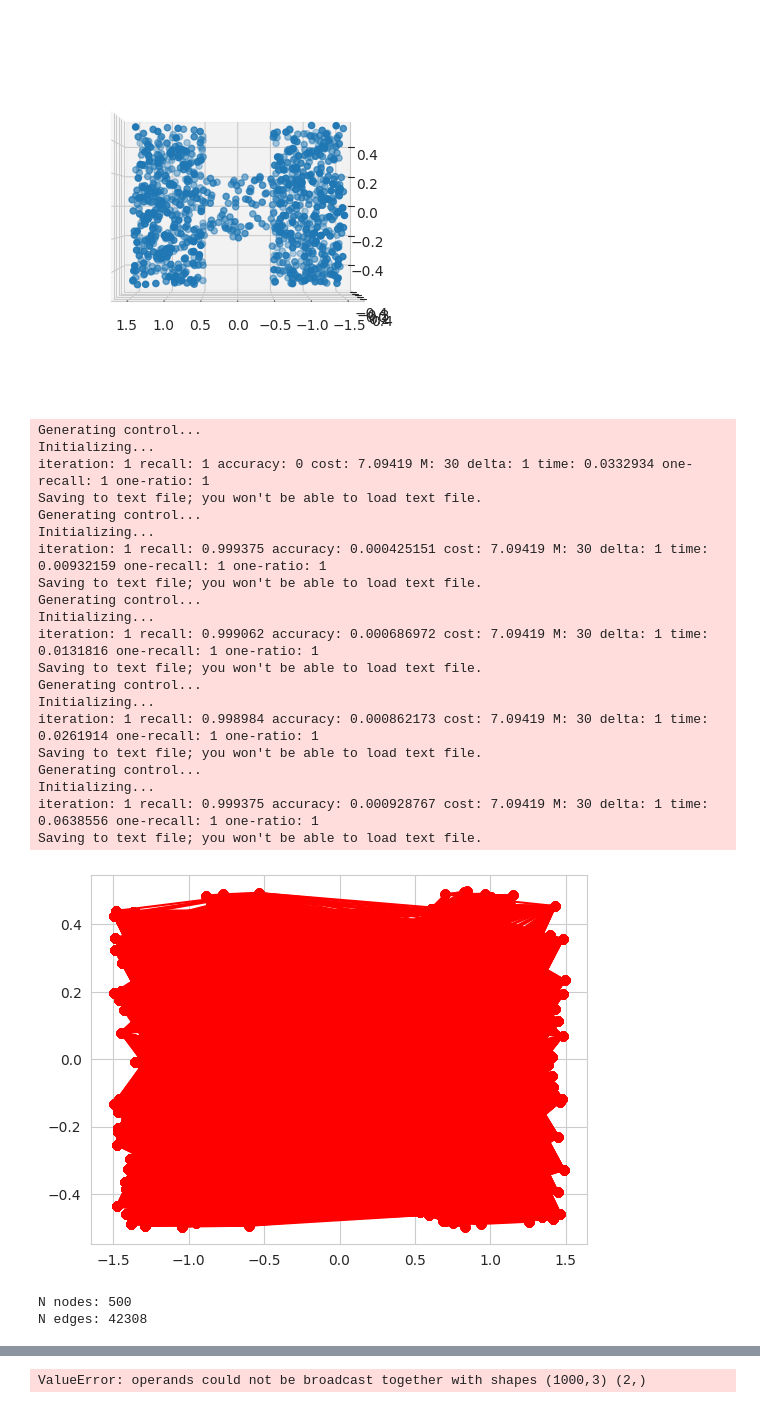
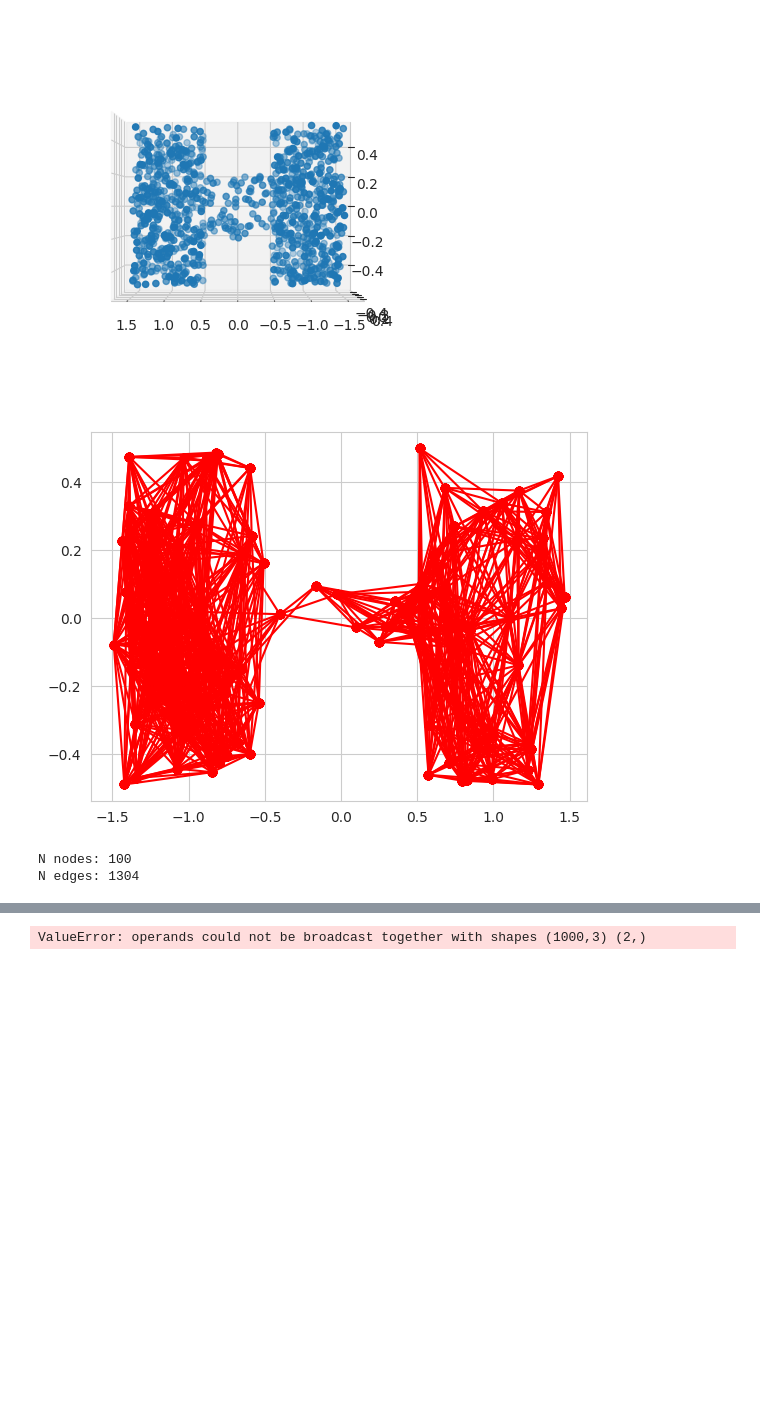
Before and after one commit to robustrobotics/nonasymptotic-mp, a Jupyter notebook: notebooks/vis_narrow_passages.ipynb, the cells around one changed output, grey strips where cells are left out. Cells and saved outputs as stored; diff of their text form; code cells hidden in the pictures; blank space fills up the shorter version.

```diff
--- a/notebooks/vis_narrow_passages.ipynb
+++ b/notebooks/vis_narrow_passages.ipynb
@@ -32,45 +32,25 @@ plt.show()
 # %%
 # visualizing a small PRM built on 2d env
 prm_env_2d = NarrowPassage(2, 0.1, seed=1999)
-prm = SimpleRadiusPRM(0.5, env_2d.is_motion_valid, env_2d.sample_from_env, None, seed=1999)
-prm.grow_to_n_samples(500)
+prm = SimpleFullConnRadiusPRM(0.6, env_2d.is_motion_valid, env_2d.sample_from_env, seed=1999)
+prm.grow_to_n_samples(100)
 
 plt.figure()
 for u, v in prm.prm_graph.iterEdges():
     coords_u = prm.prm_samples[u]
     coords_v = prm.prm_samples[v]
 
     plt.plot([coords_u[0], coords_v[0]], [coords_u[1], coords_v[1]], 'ro-')
 
 plt.show()
 
 # some other computations to help other visual tests later on:
 print('N nodes: %i' % prm.num_vertices())
 print('N edges: %i' % prm.num_edges())
 # %% [output]
+[figure, new version]
-Generating control...
-Initializing...
-iteration: 1 recall: 1 accuracy: 0 cost: 7.09419 M: 30 delta: 1 time: 0.0332934 one-recall: 1 one-ratio: 1
-Saving to text file; you won't be able to load text file.
-Generating control...
-Initializing...
-iteration: 1 recall: 0.999375 accuracy: 0.000425151 cost: 7.09419 M: 30 delta: 1 time: 0.00932159 one-recall: 1 one-ratio: 1
-Saving to text file; you won't be able to load text file.
-Generating control...
-Initializing...
-iteration: 1 recall: 0.999062 accuracy: 0.000686972 cost: 7.09419 M: 30 delta: 1 time: 0.0131816 one-recall: 1 one-ratio: 1
-Saving to text file; you won't be able to load text file.
-Generating control...
-Initializing...
-iteration: 1 recall: 0.998984 accuracy: 0.000862173 cost: 7.09419 M: 30 delta: 1 time: 0.0261914 one-recall: 1 one-ratio: 1
-Saving to text file; you won't be able to load text file.
-Generating control...
-Initializing...
-iteration: 1 recall: 0.999375 accuracy: 0.000928767 cost: 7.09419 M: 30 delta: 1 time: 0.0638556 one-recall: 1 one-ratio: 1
-Saving to text file; you won't be able to load text file.
+N nodes: 100
+N edges: 1304
-[figure, old version]
-N nodes: 500
-N edges: 42308
 # %%
 # visualizing a small PRM built on 3d env
 prm_env_3d = NarrowPassage(3, 0.1, seed=1999)
```
Also changed, not shown: parts of 1 cell of this notebook, 4 other files.
